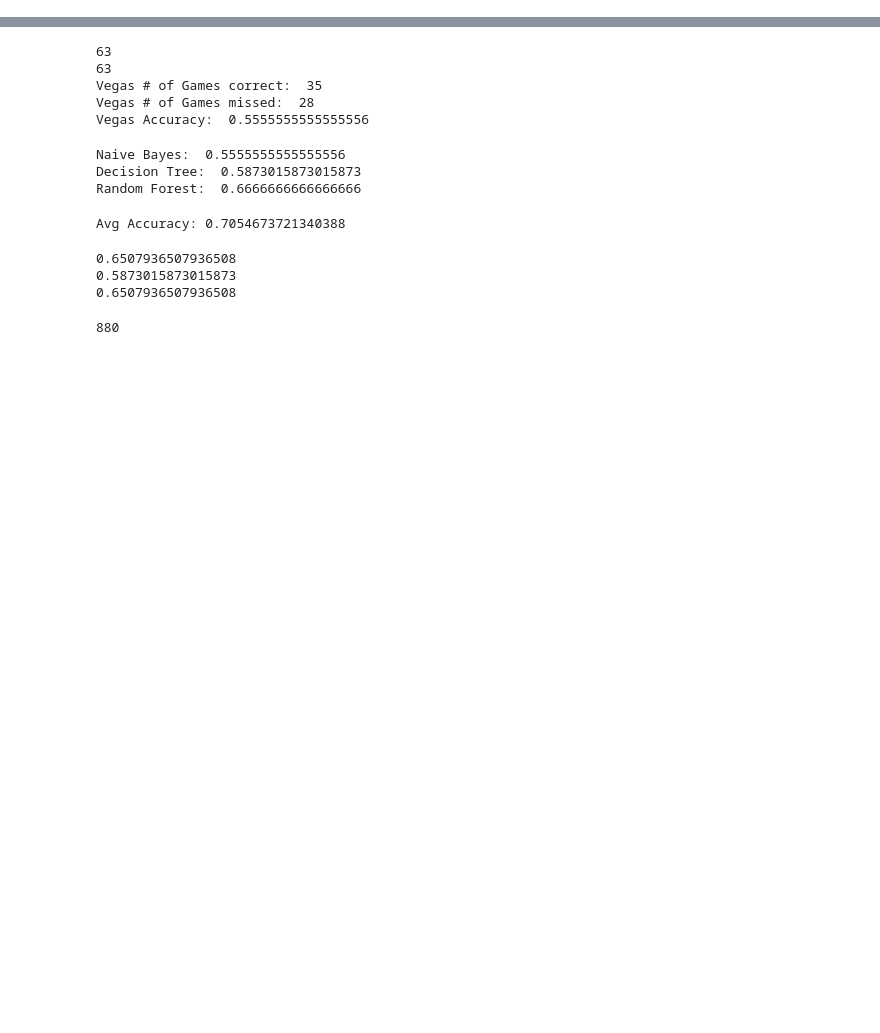
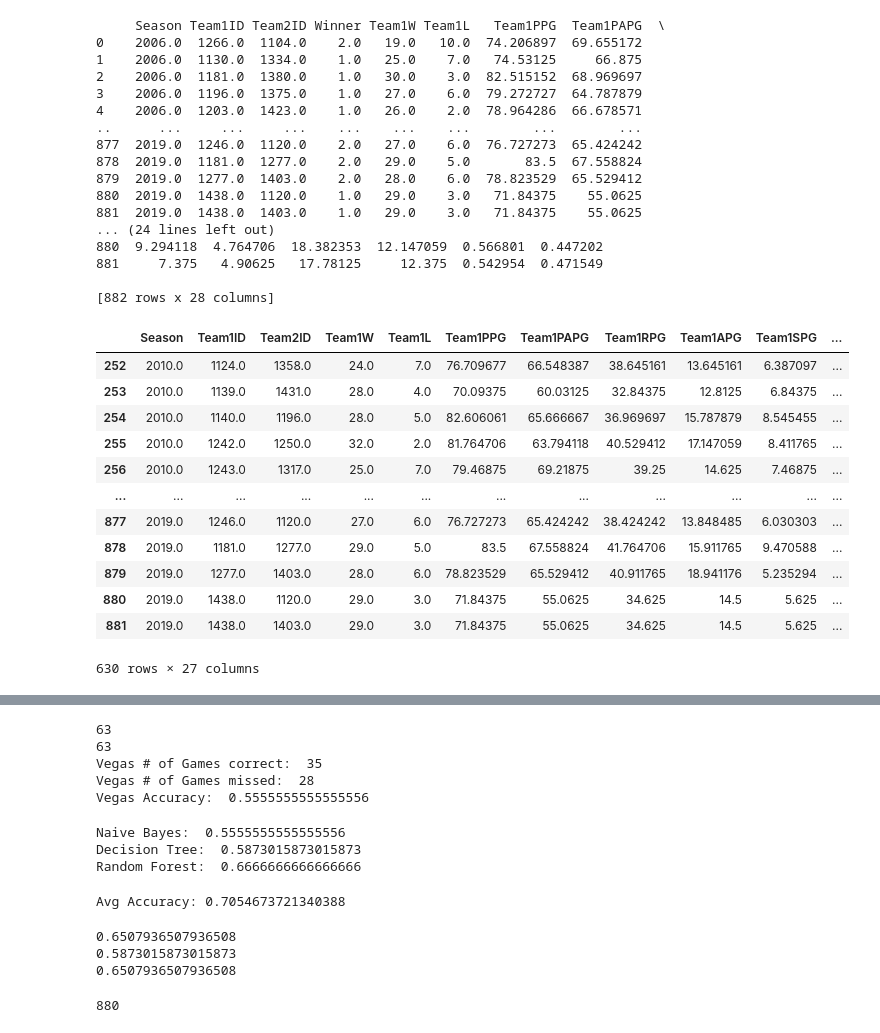
Before and after one commit to AustinStephens/NCAATourneyPredictor, a Jupyter notebook: NCAATourneyPredictorSandbox.ipynb, the cells around one changed output, grey strips where cells are left out. Drawn from its saved outputs; the diff is of its cells as text; code cells hidden in the pictures; blank space fills up the shorter version.

Commit message:
Changed trainingData to randomize_winner, moved to (new file) training.py

```diff
--- a/NCAATourneyPredictorSandbox.ipynb
+++ b/NCAATourneyPredictorSandbox.ipynb
@@ -249,0 +41,20 @@ train_data = train_data.drop(columns=['Winner'])
+# %%
+from import_data import import_year
+
+tourney_team_ids = [1211, 1112, 1242, 1124, 1120, 1246, 1437, 1181, 1458, 1397, 1345, 1403, 1417, 1228, 1344, 1116,
+                        1163, 1222, 1388, 1234, 1104, 1261, 1400, 1161, 1425, 1293, 1277, 1326, 1129, 1314, 1361, 1371,
+                        1166, 1395, 1266, 1272, 1362, 1274, 1260, 1172, 1235, 1276, 1461, 1353, 1231, 1439, 1323, 1412,
+                        1350, 1308, 1151, 1355, 1436, 1103, 1255, 1463, 1159, 1286, 1174, 1389, 1240, 1168, 1209, 1313,
+                        1460, 1136, 1411, 1394]
+
+#Specify columns for team_avgs calculation from following list:
+    # ~~ Must always include Season, TeamID, Wins, Losses ~~
+    # PPG, PAPG, RPG, APG, SPG, BPG, PFPG, TOPG, SOS, FGP
+cols = ['Season', 'TeamID', 'Wins', 'Losses', 'PPG', 'PAPG', 'RPG', 'APG', 'SPG', 'BPG', 'PFPG', 'TOPG', 'SOS', 'FGP']
+
+runtime, team_avgs_2022, reg_2022_df = import_year(cols)
+
+# Estimated runtime: 1 s
+print(f"Runtime: {runtime}\n")
+print("Team Averages: \n", team_avgs_2022)
+print("All regular season matchups: \n", reg_2022_df)
@@ -250,3 +79,57 @@ train_data = train_data.drop(columns=['Winner'])
+# %%
+#3
+from training import randomize_winner
+
+
+
+train_cols = ["Season", "Team1ID", "Team2ID", "Winner", "Team1W", "Team1L", "Team1PPG", "Team1PAPG", "Team1RPG", "Team1APG", "Team1SPG", \
+              "Team1BPG", "Team1PFPG", "Team1TOPG", "Team1SOS", "Team1FGP", "Team2W", "Team2L", "Team2PPG", "Team2PAPG", "Team2RPG", "Team2APG", "Team2SPG",\
+              "Team2BPG", "Team2PFPG", "Team2TOPG", "Team2SOS", "Team2FGP"]
+
+# we just need three columns from our tourney_df
+trim_tourney_df = tourney_df[["Season", "WTeamID", "LTeamID"]]
+
+
+
+train_DF = randomize_winner(trim_tourney_df, team_avgs, train_cols, seeds_df, cols, years)
+print(train_DF)
+
+train_data = train_DF[train_DF['Season'] >= 2010]
+train_labels = train_data['Winner']
+train_data = train_data.drop(columns=['Winner'])
+
+train_data
+# %% [output]
+     Season Team1ID Team2ID Winner Team1W Team1L   Team1PPG  Team1PAPG  \
+0    2006.0  1266.0  1104.0    2.0   19.0   10.0  74.206897  69.655172
+1    2006.0  1130.0  1334.0    1.0   25.0    7.0   74.53125     66.875
+2    2006.0  1181.0  1380.0    1.0   30.0    3.0  82.515152  68.969697
+3    2006.0  1196.0  1375.0    1.0   27.0    6.0  79.272727  64.787879
+4    2006.0  1203.0  1423.0    1.0   26.0    2.0  78.964286  66.678571
+..      ...     ...     ...    ...    ...    ...        ...        ...
+877  2019.0  1246.0  1120.0    2.0   27.0    6.0  76.727273  65.424242
+878  2019.0  1181.0  1277.0    2.0   29.0    5.0       83.5  67.558824
+879  2019.0  1277.0  1403.0    2.0   28.0    6.0  78.823529  65.529412
+880  2019.0  1438.0  1120.0    1.0   29.0    3.0   71.84375    55.0625
+881  2019.0  1438.0  1403.0    1.0   29.0    3.0   71.84375    55.0625
+... (24 lines left out)
+880  9.294118  4.764706  18.382353  12.147059  0.566801  0.447202
+881     7.375   4.90625   17.78125     12.375  0.542954  0.471549
+
+[882 rows x 28 columns]
+|  | Season | Team1ID | Team2ID | Team1W | Team1L | Team1PPG | Team1PAPG | Team1RPG | Team1APG | Team1SPG | ... |
+| 252 | 2010.0 | 1124.0 | 1358.0 | 24.0 | 7.0 | 76.709677 | 66.548387 | 38.645161 | 13.645161 | 6.387097 | ... |
+| 253 | 2010.0 | 1139.0 | 1431.0 | 28.0 | 4.0 | 70.09375 | 60.03125 | 32.84375 | 12.8125 | 6.84375 | ... |
+| 254 | 2010.0 | 1140.0 | 1196.0 | 28.0 | 5.0 | 82.606061 | 65.666667 | 36.969697 | 15.787879 | 8.545455 | ... |
+| 255 | 2010.0 | 1242.0 | 1250.0 | 32.0 | 2.0 | 81.764706 | 63.794118 | 40.529412 | 17.147059 | 8.411765 | ... |
+| 256 | 2010.0 | 1243.0 | 1317.0 | 25.0 | 7.0 | 79.46875 | 69.21875 | 39.25 | 14.625 | 7.46875 | ... |
+| ... | ... | ... | ... | ... | ... | ... | ... | ... | ... | ... | ... |
+| 877 | 2019.0 | 1246.0 | 1120.0 | 27.0 | 6.0 | 76.727273 | 65.424242 | 38.424242 | 13.848485 | 6.030303 | ... |
+| 878 | 2019.0 | 1181.0 | 1277.0 | 29.0 | 5.0 | 83.5 | 67.558824 | 41.764706 | 15.911765 | 9.470588 | ... |
+| 879 | 2019.0 | 1277.0 | 1403.0 | 28.0 | 6.0 | 78.823529 | 65.529412 | 40.911765 | 18.941176 | 5.235294 | ... |
+| 880 | 2019.0 | 1438.0 | 1120.0 | 29.0 | 3.0 | 71.84375 | 55.0625 | 34.625 | 14.5 | 5.625 | ... |
+| 881 | 2019.0 | 1438.0 | 1403.0 | 29.0 | 3.0 | 71.84375 | 55.0625 | 34.625 | 14.5 | 5.625 | ... |
+630 rows × 27 columns
 # %%
 #4
 d = {'Team1ID': [1211,1129,1163,1116,1104,1403,1277,1181,1124,1314,1388,1417,1400,1345,1293,1246,1112,1371,1222,1228,1161,1397,1326,1437,1242,1361,1234,1344,1261,1458,1425,1120,1211,1116,1403,1181,1124,1417,1345,1293,1112,1228,1397,1437,1242,1344,1458,1120,1211,1181,1417,1345,1112,1437,1242,1274,1181,1314,1437,1242,1181,1242,1242], 'Team2ID': [1209,1272,1308,1436,1323,1286,1172,1168,1313,1266,1231,1103,1439,1463,1362,1389,1460,1395,1412,1151,1276,1255,1260,1174,1411,1166,1350,1355,1235,1159,1274,1240,1272,1308,1323,1277,1314,1388,1400,1389,1395,1222,1276,1326,1166,1350,1235,1274,1116,1403,1314,1389,1222,1276,1344,1235,1116,1389,1222,1274,1314,1437,1314]}
```
Also changed, not shown: parts of 6 cells of this notebook, 2 other files.
